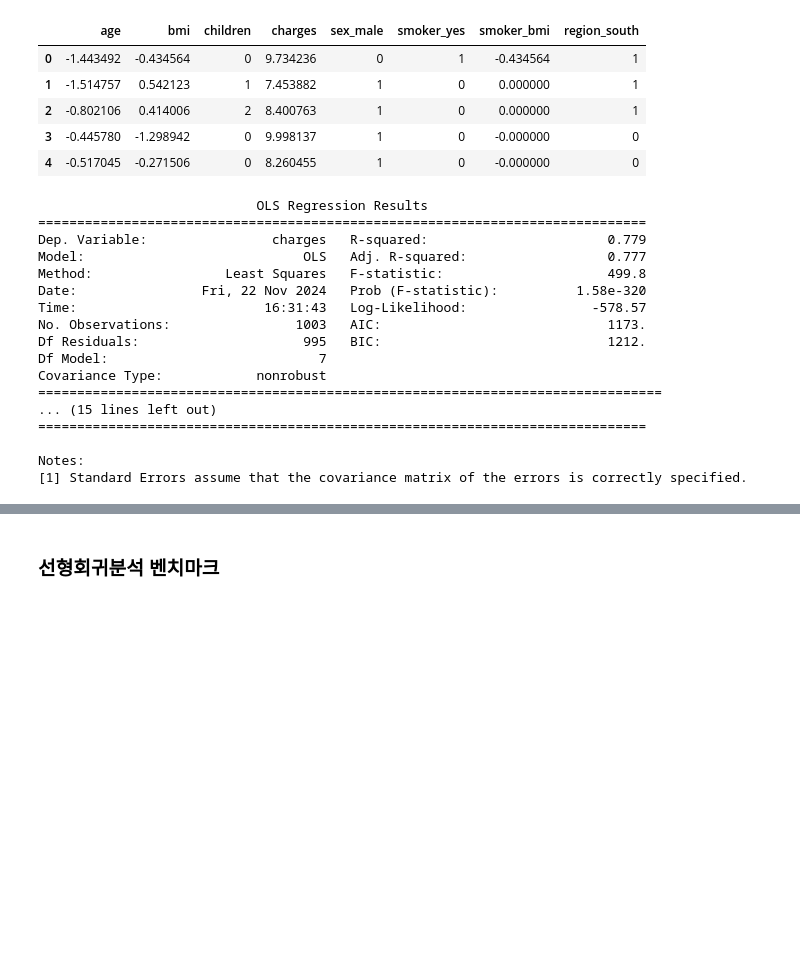
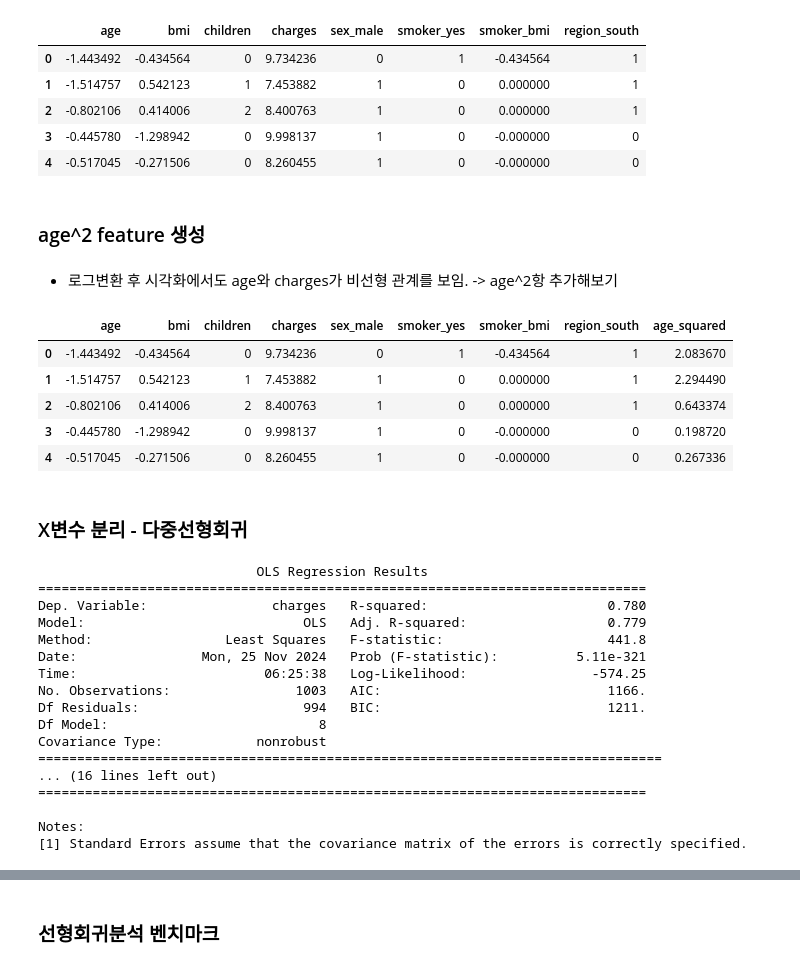
Before and after one commit to daeun118/24_2_ML_in_Finance, a Jupyter notebook: ML_in_Finance_TermProject.ipynb, the cells around one changed output, grey strips where cells are left out. Cells and saved outputs as stored; diff of their text form; code cells hidden in the pictures; blank space fills up the shorter version.

```diff
--- a/ML_in_Finance_TermProject.ipynb
+++ b/ML_in_Finance_TermProject.ipynb
@@ -963,6 +963,23 @@ train_f0_1.head()
 | 2 | -0.802106 | 0.414006 | 2 | 8.400763 | 1 | 0 | 0.000000 | 1 |
 | 3 | -0.445780 | -1.298942 | 0 | 9.998137 | 1 | 0 | -0.000000 | 0 |
 | 4 | -0.517045 | -0.271506 | 0 | 8.260455 | 1 | 0 | -0.000000 | 0 |
+# %% [markdown]
+### age^2 feature 생성
+# %% [markdown]
+- 로그변환 후 시각화에서도 age와 charges가 비선형 관계를 보임. -> age^2항 추가해보기
+# %%
+# train_f0_1에 age^2 항 추가
+train_f0_1['age_squared'] = train_f0_1['age'] ** 2
+train_f0_1.head()
+# %% [output]
+|  | age | bmi | children | charges | sex_male | smoker_yes | smoker_bmi | region_south | age_squared |
+| 0 | -1.443492 | -0.434564 | 0 | 9.734236 | 0 | 1 | -0.434564 | 1 | 2.083670 |
+| 1 | -1.514757 | 0.542123 | 1 | 7.453882 | 1 | 0 | 0.000000 | 1 | 2.294490 |
+| 2 | -0.802106 | 0.414006 | 2 | 8.400763 | 1 | 0 | 0.000000 | 1 | 0.643374 |
+| 3 | -0.445780 | -1.298942 | 0 | 9.998137 | 1 | 0 | -0.000000 | 0 | 0.198720 |
+| 4 | -0.517045 | -0.271506 | 0 | 8.260455 | 1 | 0 | -0.000000 | 0 | 0.267336 |
+# %% [markdown]
+### X변수 분리 - 다중선형회귀
 # %%
 f0X5 = train_f0_1.drop(columns='charges')
 f0X5 = sm.add_constant(f0X5)
@@ -972,17 +989,17 @@ print(ols_model.summary())
 # %% [output]
                             OLS Regression Results
 ==============================================================================
-Dep. Variable:                charges   R-squared:                       0.779
-Model:                            OLS   Adj. R-squared:                  0.777
-Method:                 Least Squares   F-statistic:                     499.8
-Date:                Fri, 22 Nov 2024   Prob (F-statistic):          1.58e-320
-Time:                        16:31:43   Log-Likelihood:                -578.57
-No. Observations:                1003   AIC:                             1173.
-Df Residuals:                     995   BIC:                             1212.
-Df Model:                           7
+Dep. Variable:                charges   R-squared:                       0.780
+Model:                            OLS   Adj. R-squared:                  0.779
+Method:                 Least Squares   F-statistic:                     441.8
+Date:                Mon, 25 Nov 2024   Prob (F-statistic):          5.11e-321
+Time:                        06:25:38   Log-Likelihood:                -574.25
+No. Observations:                1003   AIC:                             1166.
+Df Residuals:                     994   BIC:                             1211.
+Df Model:                           8
 Covariance Type:            nonrobust
 ================================================================================
-... (15 lines left out)
+... (16 lines left out)
 ==============================================================================
 
 Notes:
```
Also changed, not shown: parts of 35 cells of this notebook.
